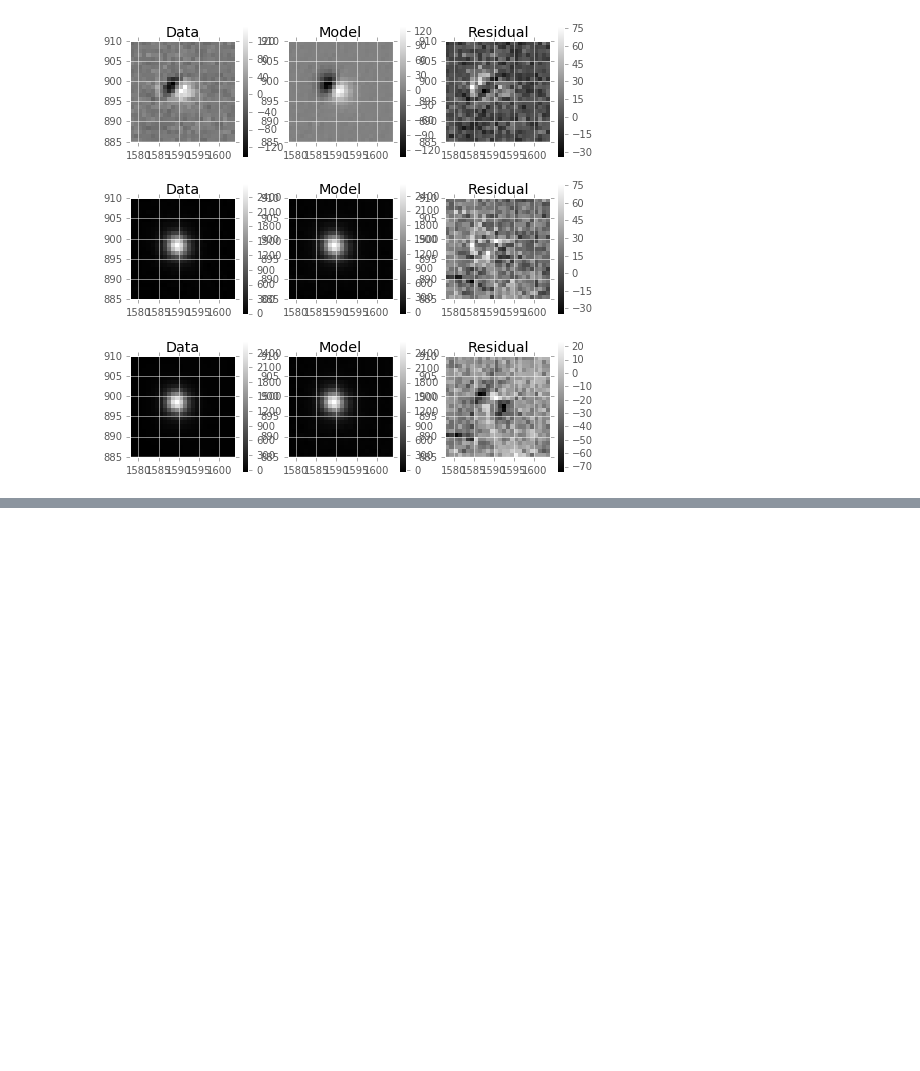
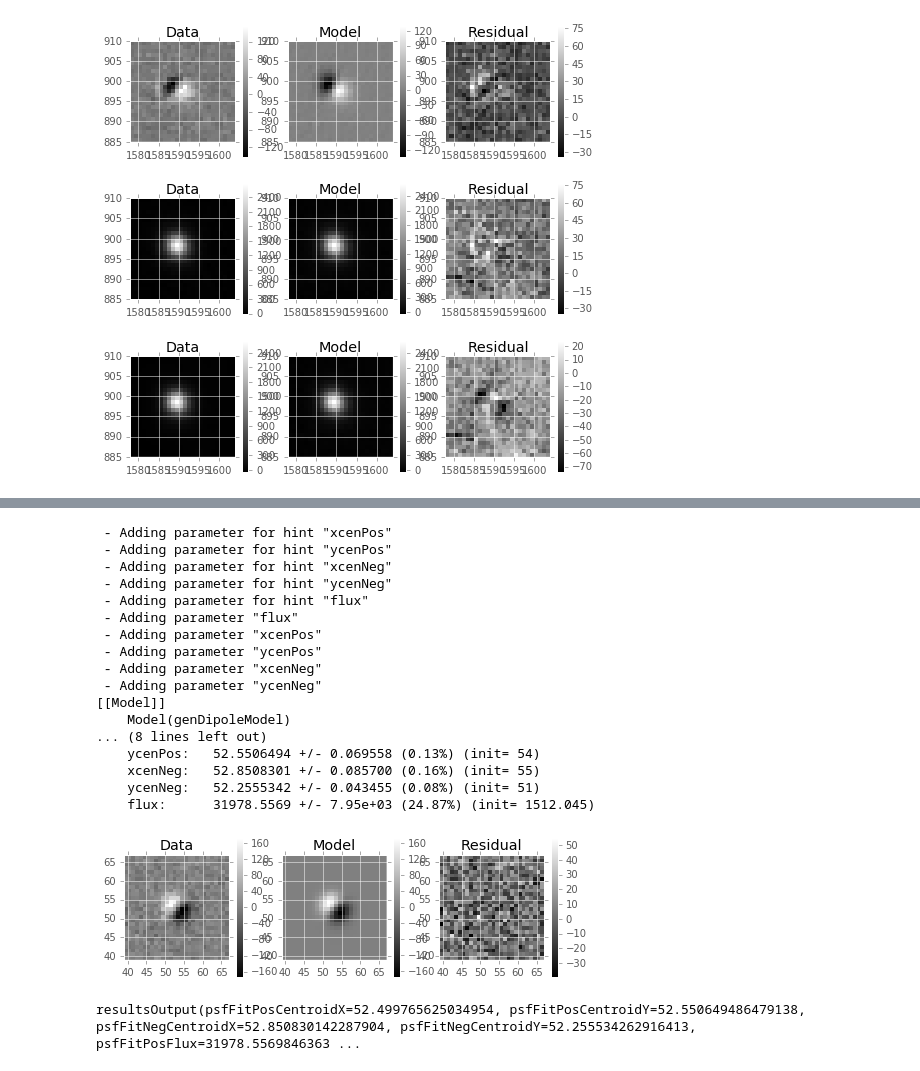
Before and after one commit to lsst/ip_diffim, a Jupyter notebook: test fit dipoles on decam data.ipynb, the cells around one changed output, grey strips where cells are left out. Cells and saved outputs as stored; diff of their text form; code cells hidden in the pictures; blank space fills up the shorter version.

```diff
--- a/test fit dipoles on decam data.ipynb
+++ b/test fit dipoles on decam data.ipynb
@@ -228,0 +276,24 @@ dft.DipolePlotUtils.displayFitResults(fitObj, s.getFootprint())
+# %%
+dft.DipoleFitAlgorithm.fitDipole_new(
+    dipole, scat[0], posImg, negImg, rel_weight=0., separateNegParams=False,
+    verbose=True, display=True)
+# %% [output]
+ - Adding parameter for hint "xcenPos"
+ - Adding parameter for hint "ycenPos"
+ - Adding parameter for hint "xcenNeg"
+ - Adding parameter for hint "ycenNeg"
+ - Adding parameter for hint "flux"
+ - Adding parameter "flux"
+ - Adding parameter "xcenPos"
+ - Adding parameter "ycenPos"
+ - Adding parameter "xcenNeg"
+ - Adding parameter "ycenNeg"
+[[Model]]
+    Model(genDipoleModel)
+... (8 lines left out)
+    ycenPos:   52.5506494 +/- 0.069558 (0.13%) (init= 54)
+    xcenNeg:   52.8508301 +/- 0.085700 (0.16%) (init= 55)
+    ycenNeg:   52.2555342 +/- 0.043455 (0.08%) (init= 51)
+    flux:      31978.5569 +/- 7.95e+03 (24.87%) (init= 1512.045)
+[figure, added]
+resultsOutput(psfFitPosCentroidX=52.499765625034954, psfFitPosCentroidY=52.550649486479138, psfFitNegCentroidX=52.850830142287904, psfFitNegCentroidY=52.255534262916413, psfFitPosFlux=31978.5569846363 ...
```
Also changed, not shown: parts of 3 cells of this notebook, 2 other files.
